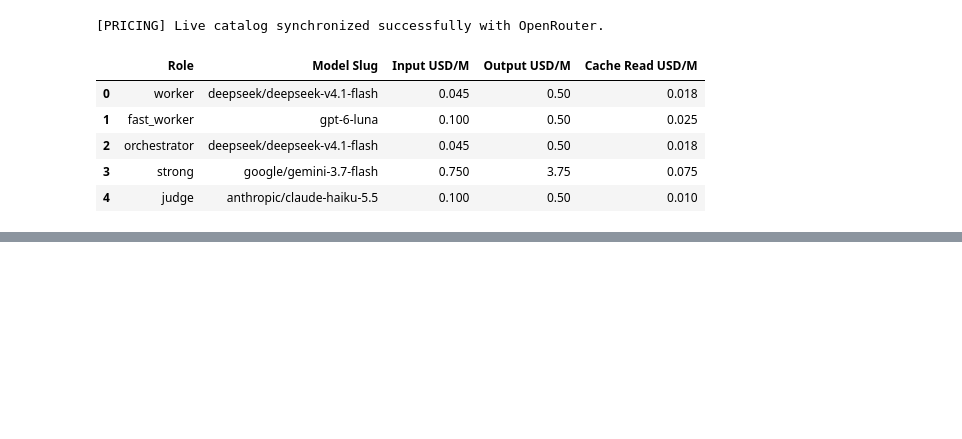
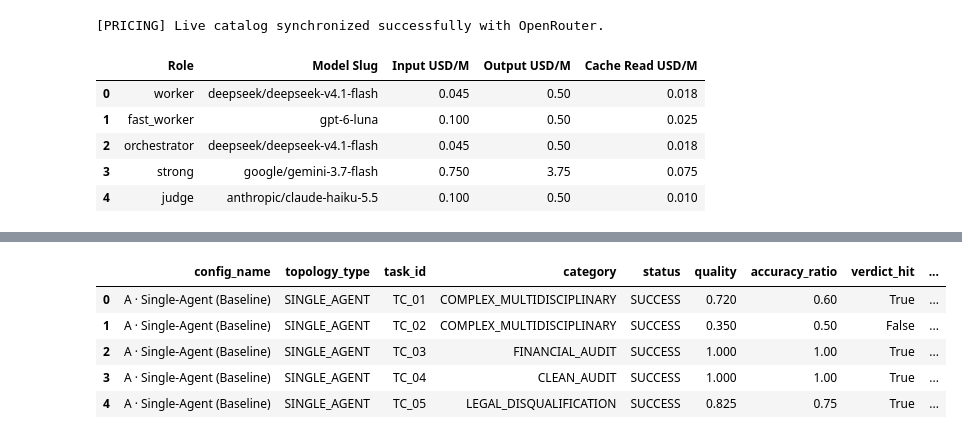
Before and after one commit to EstebanGZam/multi-agent, a Jupyter notebook: reto3_topologia_multiagente_forense_legal.ipynb, the cells around one changed output, grey strips where cells are left out. Saved outputs shown, nothing was run; the diff lists cells and outputs as text; code cells hidden in the pictures; blank space fills up the shorter version.

Commit message:
feat(reto3): translate notebook and documentation to English and re-execute benchmark

```diff
--- a/reto3_topologia_multiagente_forense_legal.ipynb
+++ b/reto3_topologia_multiagente_forense_legal.ipynb
@@ -1962,0 +1586,79 @@ Se consolidan los siguientes criterios de diseño arquitectónico:
+# %%
+# Execution of the Comparative Benchmark across all Topologies
+
+EXPERIMENT_CONFIGS = [
+    TopologyConfig(
+        name="A · Single-Agent (Baseline)",
+        topology_type="SINGLE_AGENT",
+        model_worker=DEFAULT_MODELS["worker"],
+        max_budget_usd=0.25
+    ),
+    TopologyConfig(
+        name="B · Multi-Agent Uniform",
+        topology_type="MULTIAGENT_UNIFORM",
+        model_worker=DEFAULT_MODELS["worker"],
+        model_orchestrator=DEFAULT_MODELS["worker"],
+        model_critic=DEFAULT_MODELS["worker"],
+        model_synthesizer=DEFAULT_MODELS["worker"],
+        max_subtasks=3,
+        max_critic_rounds=2,
+        max_budget_usd=0.25
+    ),
+    TopologyConfig(
+        name="C · Multi-Agent Mixed (Tiered)",
+        topology_type="MULTIAGENT_MIXED",
+        model_worker=DEFAULT_MODELS["worker"],
+        model_orchestrator=DEFAULT_MODELS["strong"],
+        model_critic=DEFAULT_MODELS["strong"],
+        model_synthesizer=DEFAULT_MODELS["worker"],
+        max_subtasks=3,
+        max_critic_rounds=2,
+        max_budget_usd=0.35
+    ),
+    TopologyConfig(
+        name="D · Dynamic Router",
+        topology_type="ROUTER",
+        model_worker=DEFAULT_MODELS["worker"],
+        model_orchestrator=DEFAULT_MODELS["worker"],
+        model_critic=DEFAULT_MODELS["worker"],
+        max_subtasks=3,
+        max_budget_usd=0.25
+    )
+]
+
+async def run_full_experiment(dataset=BENCHMARK_DATASET) -> pd.DataFrame:
+    results_rows = []
+    print(f"[EXPERIMENT] Initiating benchmark across {len(EXPERIMENT_CONFIGS)} configurations over {len(dataset)} cases...")
+
+    for cfg in EXPERIMENT_CONFIGS:
+        print(f" -> Running: {cfg.name}")
+        for task in dataset:
+            res = await execute_task_with_config(cfg, task)
+            q_metrics = evaluate_quality_metrics(res["response"], task)
+            coord_metrics = compute_coordination_metrics(res["run_id"], res["doc_queries"])
+
+            row = {
+                "config_name": cfg.name,
+                "topology_type": cfg.topology_type,
+                "task_id": task["id"],
+                "category": task["category"],
+                "status": res["status"],
+                "quality": q_metrics["composite_quality"],
+                "accuracy_ratio": q_metrics["accuracy_ratio"],
+                "verdict_hit": q_metrics["verdict_hit"],
+                "cost_usd": res["cost_usd"],
+                "latency_s": res["latency_s"],
+                "call_count": res["call_count"],
+                "pct_coord_cost": coord_metrics["pct_coord_cost"],
+                "pct_duplicate_queries": coord_metrics["pct_duplicate_queries"],
+                "response_sample": res["response"][:90].replace("\n", " ") + "..."
+            }
+            results_rows.append(row)
+
+    print("[EXPERIMENT] Benchmark execution completed successfully.")
+    return pd.DataFrame(results_rows)
+
+# Execute the asynchronous experiment
+EXPERIMENT_DF = await run_full_experiment(BENCHMARK_DATASET)
+EXPERIMENT_DF.head()
+# %% [output]
@@ -1962,0 +1671,6 @@ Se consolidan los siguientes criterios de diseño arquitectónico:
+|  | config_name | topology_type | task_id | category | status | quality | accuracy_ratio | verdict_hit | ... |
+| 0 | A · Single-Agent (Baseline) | SINGLE_AGENT | TC_01 | COMPLEX_MULTIDISCIPLINARY | SUCCESS | 0.720 | 0.60 | True | ... |
+| 1 | A · Single-Agent (Baseline) | SINGLE_AGENT | TC_02 | COMPLEX_MULTIDISCIPLINARY | SUCCESS | 0.350 | 0.50 | False | ... |
+| 2 | A · Single-Agent (Baseline) | SINGLE_AGENT | TC_03 | FINANCIAL_AUDIT | SUCCESS | 1.000 | 1.00 | True | ... |
+| 3 | A · Single-Agent (Baseline) | SINGLE_AGENT | TC_04 | CLEAN_AUDIT | SUCCESS | 1.000 | 1.00 | True | ... |
+| 4 | A · Single-Agent (Baseline) | SINGLE_AGENT | TC_05 | LEGAL_DISQUALIFICATION | SUCCESS | 0.825 | 0.75 | True | ... |
```
Also changed, not shown: parts of 52 cells of this notebook, 1 other file.
